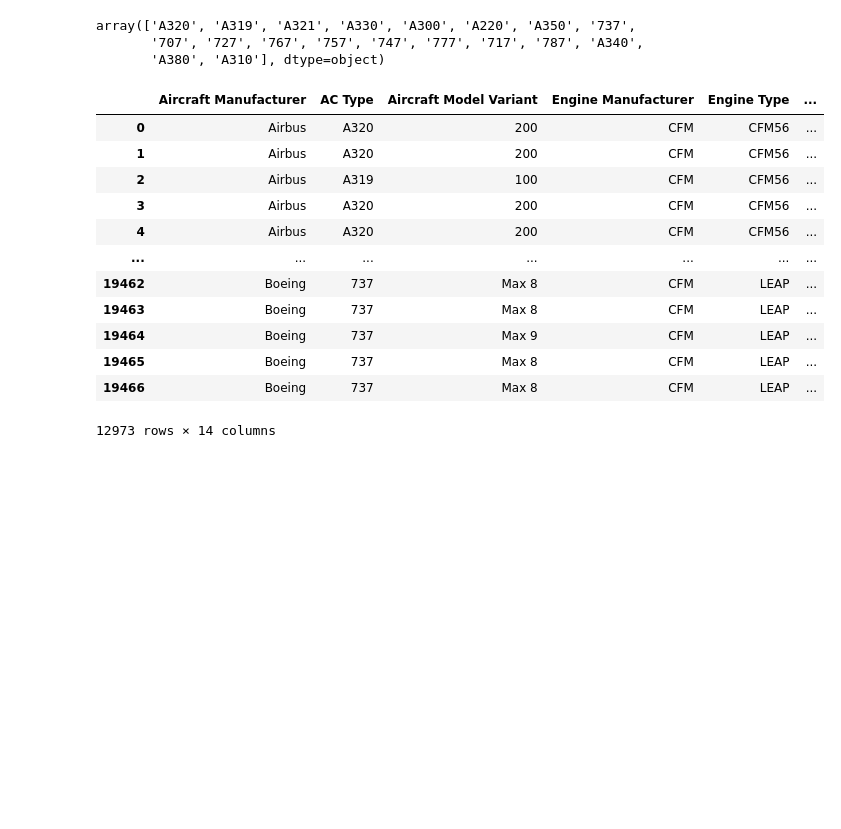
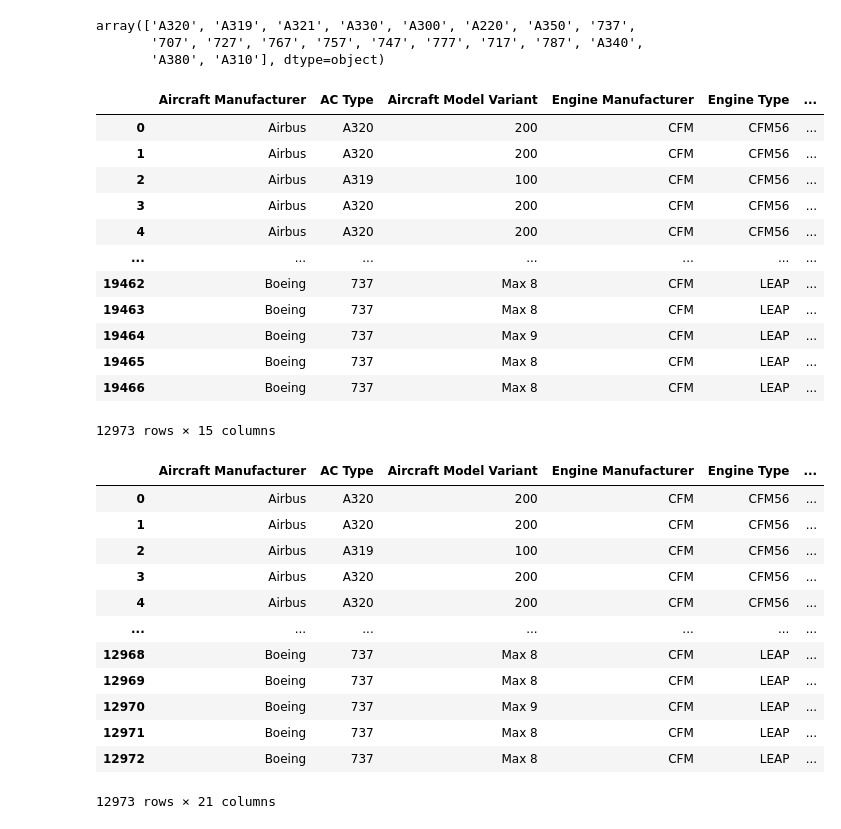
Before and after one commit to marlene-alcobendas/Project3_Benchmark_AC, a Jupyter notebook: Benchmark_AC.ipynb, the cells around one changed output. Cells and saved outputs as stored; diff of their text form; code cells hidden in the pictures; blank space fills up the shorter version.

```diff
--- a/Benchmark_AC.ipynb
+++ b/Benchmark_AC.ipynb
@@ -11,6 +11,7 @@ df6 = pd.read_csv("West_EU_Airbus.csv")
 df7 = pd.read_csv("West_EU_Boeing.csv")
 df8 = pd.read_csv("Latin_Airbus.csv")
 df9 = pd.read_csv("Latin_Boeing.csv")
+iso = pd.read_csv("paises.csv")
 
 
 #combine all dataframes into one
@@ -30,7 +31,7 @@ df_aw.columns
 
 #Review column required within the exported files
 df_aw = df_aw[['Aircraft Manufacturer', 'Aircraft Type', 'Aircraft Model Variant', 'Engine Manufacturer', 'Engine Type','Engine Model Variant',
-       'Aircraft Registration Number','Aircraft Status', 'Aircraft Delivery Date','Operator', 'Hours','Cycles', 'Age (Since Delivery)', 'Number of Engines for Operators']]
+       'Aircraft Registration Number','Aircraft Status', 'Aircraft Delivery Date','Operator', 'Operator Country', 'Hours','Cycles', 'Age (Since Delivery)', 'Number of Engines for Operators']]
 
 df_aw.head()
 # %% [output]
@@ -83,8 +83,7 @@ array(['A320', 'A319', 'A321', 'A330', 'A300', 'A220', 'A350', '737',
 # %%
 #Reorder columns
 df_aw = df_aw[['Aircraft Manufacturer', 'AC Type', 'Aircraft Model Variant', 'Engine Manufacturer', 'Engine Type','Engine Model Variant',
-       'Aircraft Registration Number','Aircraft Status', 'Aircraft Delivery Date','Operator', 'Hours','Cycles', 'Age (Since Delivery)', 'Number of Engines for Operators']]
-
+       'Aircraft Registration Number','Aircraft Status', 'Aircraft Delivery Date','Operator', 'Operator Country', 'Hours','Cycles', 'Age (Since Delivery)', 'Number of Engines for Operators']]
 df_aw
 # %% [output]
 |  | Aircraft Manufacturer | AC Type | Aircraft Model Variant | Engine Manufacturer | Engine Type | ... |
@@ -99,4 +98,32 @@ df_aw
 | 19464 | Boeing | 737 | Max 9 | CFM | LEAP | ... |
 | 19465 | Boeing | 737 | Max 8 | CFM | LEAP | ... |
 | 19466 | Boeing | 737 | Max 8 | CFM | LEAP | ... |
-12973 rows × 14 columns
+12973 rows × 15 columns
+# %%
+# Limpieza de columnas relevantes
+df_aw['Operator Country'] = df_aw['Operator Country'].astype('string').str.strip().str.lower()
+iso['name'] = iso[' name'].astype('string').str.strip().str.lower()
+iso['iso3'] = iso[' iso3'].astype('string').str.strip().str.lower()
+
+df_aw = df_aw.merge(
+    iso[['name', 'iso3']],        # columnas que nos interesan del ISO
+    how='left',
+    left_on='Operator Country',   # columna en df_aw
+    right_on='name'               # columna en iso
+)
+
+df_aw
+# %% [output]
+|  | Aircraft Manufacturer | AC Type | Aircraft Model Variant | Engine Manufacturer | Engine Type | ... |
+| 0 | Airbus | A320 | 200 | CFM | CFM56 | ... |
+| 1 | Airbus | A320 | 200 | CFM | CFM56 | ... |
+| 2 | Airbus | A319 | 100 | CFM | CFM56 | ... |
+| 3 | Airbus | A320 | 200 | CFM | CFM56 | ... |
+| 4 | Airbus | A320 | 200 | CFM | CFM56 | ... |
+| ... | ... | ... | ... | ... | ... | ... |
+| 12968 | Boeing | 737 | Max 8 | CFM | LEAP | ... |
+| 12969 | Boeing | 737 | Max 8 | CFM | LEAP | ... |
+| 12970 | Boeing | 737 | Max 9 | CFM | LEAP | ... |
+| 12971 | Boeing | 737 | Max 8 | CFM | LEAP | ... |
+| 12972 | Boeing | 737 | Max 8 | CFM | LEAP | ... |
+12973 rows × 21 columns
```
Also changed, not shown: parts of 5 cells of this notebook, 1 other file.
